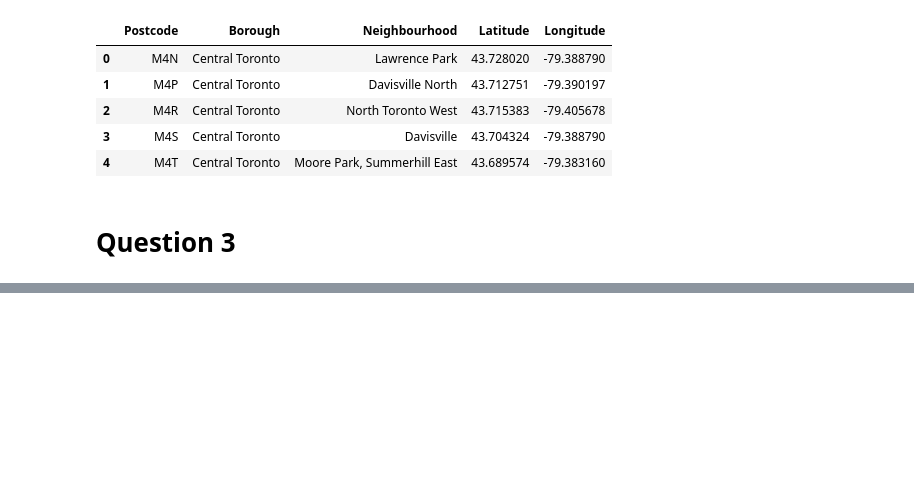
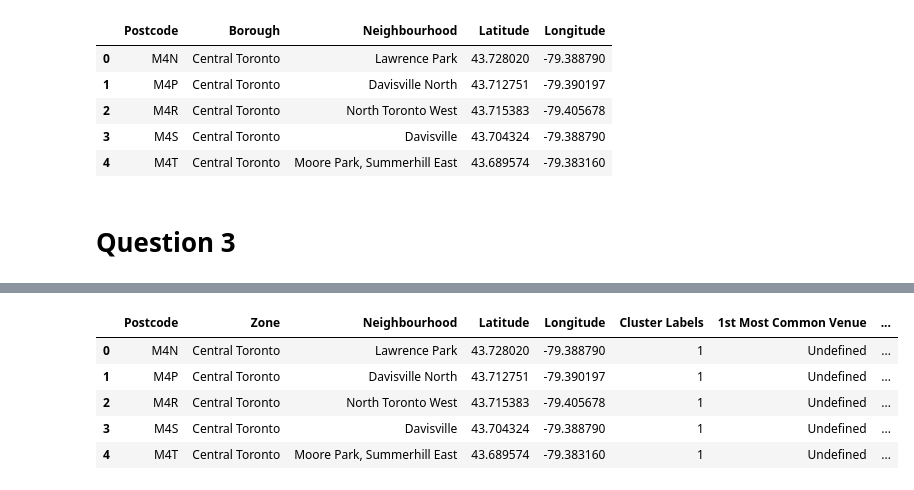
Before and after one commit to jhullick/data-science, a Jupyter notebook: Assignment 1.ipynb, the cells around one changed output, grey strips where cells are left out. Saved outputs shown, nothing was run; the diff lists cells and outputs as text; code cells hidden in the pictures; blank space fills up the shorter version.

```diff
--- a/Assignment 1.ipynb
+++ b/Assignment 1.ipynb
@@ -192,0 +441,3 @@ map_toronto
+# %%
+df_merged.rename(columns={"Borough": "Zone"}, inplace=True)
+df_merged.head()
@@ -192,0 +451,6 @@ map_toronto
+# %%
+# add clustering labels
+
+neighborhoods_venues_sorted.insert(0, 'Cluster Labels', kmeans.labels_)
+
+neighborhoods_venues_sorted.head()
@@ -192,0 +473,15 @@ map_toronto
+# %%
+toronto_merged = df_merged
+neighborhoods_venues_sorted.rename(columns={"Neighborhood": "Zone"}, inplace=True)
+# %%
+# merge toronto_grouped with toronto_data to add latitude/longitude for each neighborhood
+toronto_merged = toronto_merged.join(neighborhoods_venues_sorted.set_index('Zone'), on='Zone')
+
+toronto_merged.head() # check the last columns!
+# %% [output]
+|  | Postcode | Zone | Neighbourhood | Latitude | Longitude | Cluster Labels | 1st Most Common Venue | ... |
+| 0 | M4N | Central Toronto | Lawrence Park | 43.728020 | -79.388790 | 1 | Undefined | ... |
+| 1 | M4P | Central Toronto | Davisville North | 43.712751 | -79.390197 | 1 | Undefined | ... |
+| 2 | M4R | Central Toronto | North Toronto West | 43.715383 | -79.405678 | 1 | Undefined | ... |
+| 3 | M4S | Central Toronto | Davisville | 43.704324 | -79.388790 | 1 | Undefined | ... |
+| 4 | M4T | Central Toronto | Moore Park, Summerhill East | 43.689574 | -79.383160 | 1 | Undefined | ... |
```
Also changed, not shown: parts of 26 cells of this notebook.
